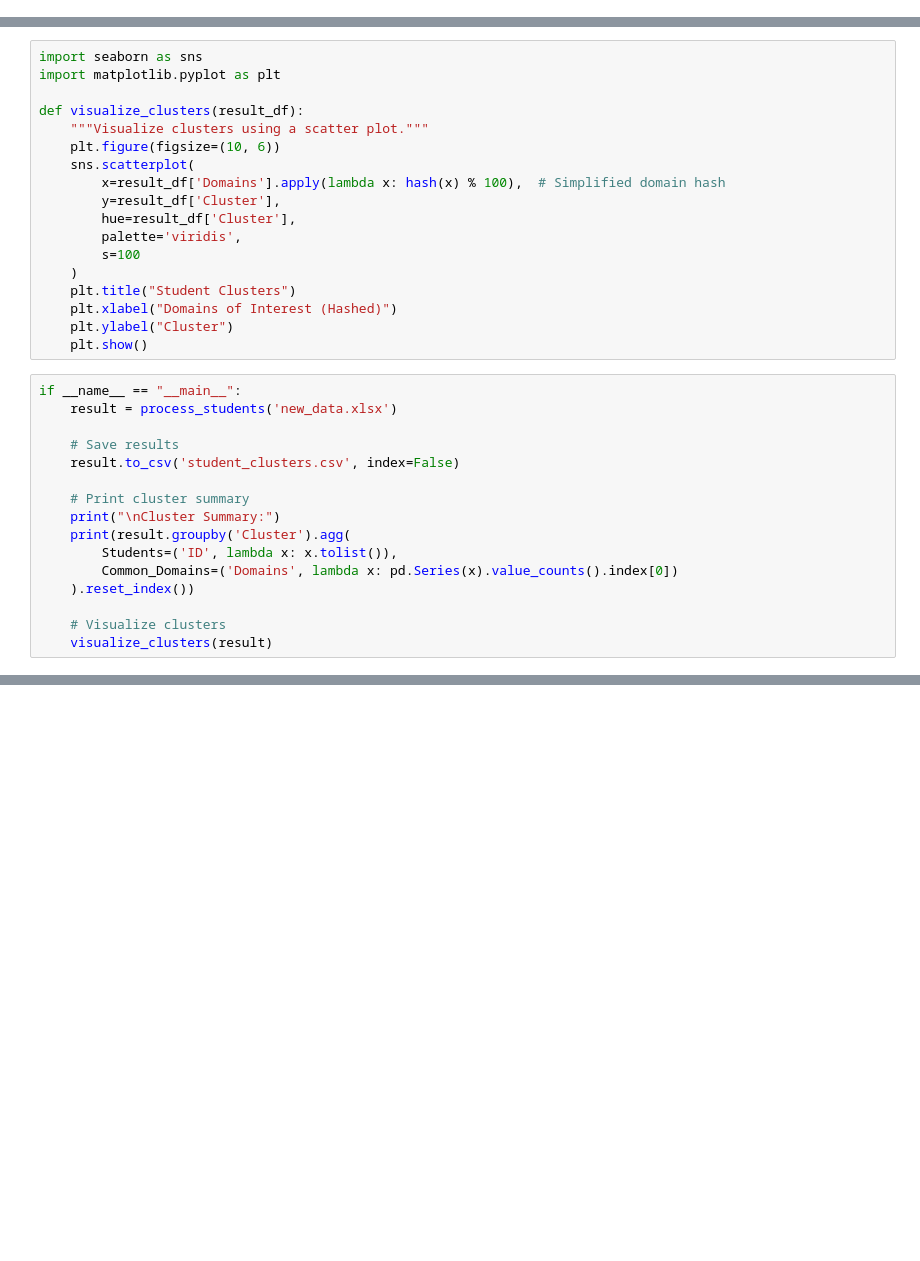
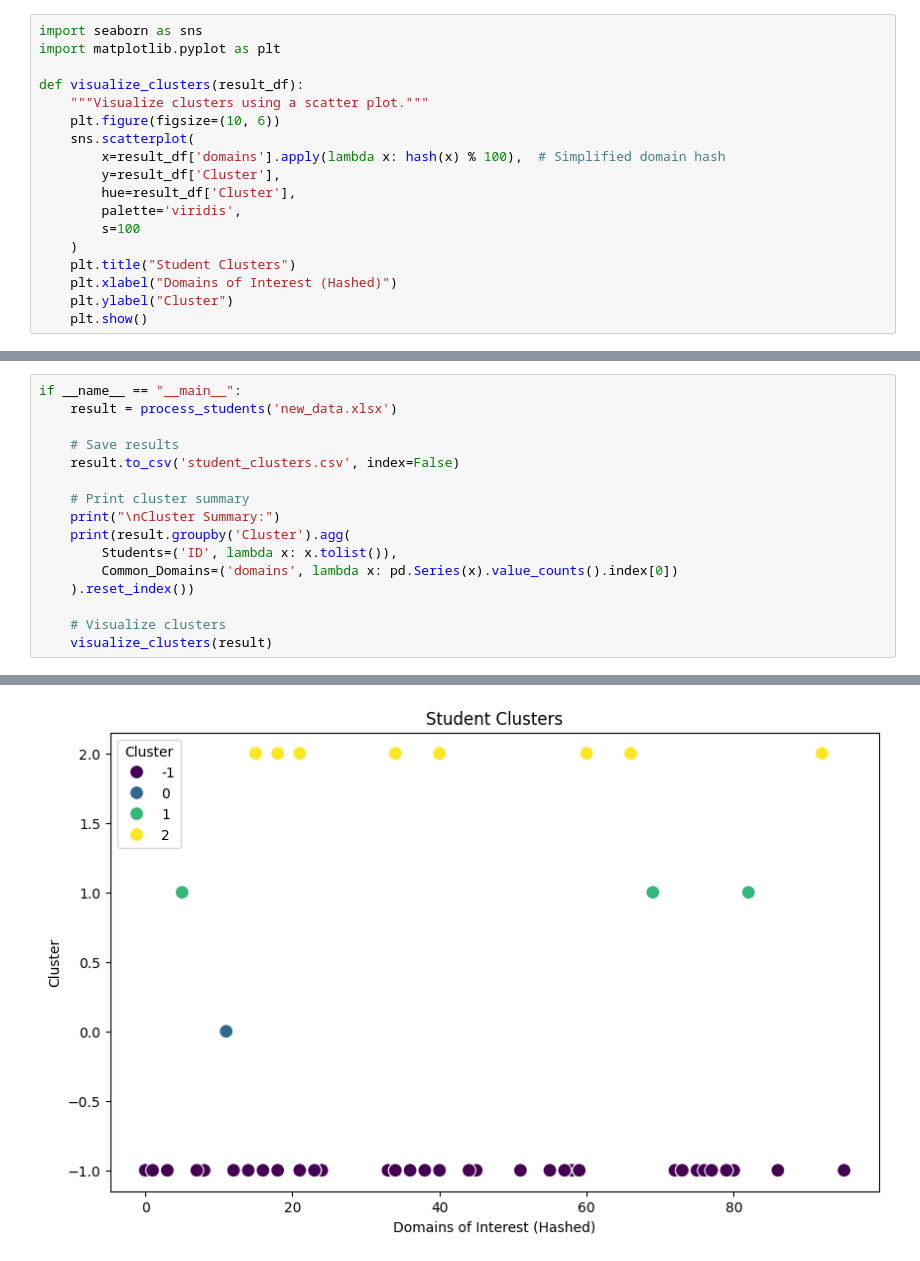
Before and after one commit to bhavana-nair/Project_Group_Creator, a Jupyter notebook: preferences.ipynb, the cells around one changed output, grey strips where cells are left out. Drawn from its saved outputs; the diff is of its cells as text; blank space fills up the shorter version.

```diff
--- a/preferences.ipynb
+++ b/preferences.ipynb
@@ -46 +45,19 @@ def get_weighted_embeddings(texts, weight,model):
+# %%
+import seaborn as sns
+import matplotlib.pyplot as plt
+
+def visualize_clusters(result_df):
+    """Visualize clusters using a scatter plot."""
+    plt.figure(figsize=(10, 6))
+    sns.scatterplot(
+        x=result_df['domains'].apply(lambda x: hash(x) % 100),  # Simplified domain hash
+        y=result_df['Cluster'],
+        hue=result_df['Cluster'],
+        palette='viridis',
+        s=100
+    )
+    plt.title("Student Clusters")
+    plt.xlabel("Domains of Interest (Hashed)")
+    plt.ylabel("Cluster")
+    plt.show()
 # %%
@@ -119,23 +157,5 @@ def process_students(file_path):
 
     return result_df.sort_values('Cluster')
-# %%
-import seaborn as sns
-import matplotlib.pyplot as plt
-
-def visualize_clusters(result_df):
-    """Visualize clusters using a scatter plot."""
-    plt.figure(figsize=(10, 6))
-    sns.scatterplot(
-        x=result_df['Domains'].apply(lambda x: hash(x) % 100),  # Simplified domain hash
-        y=result_df['Cluster'],
-        hue=result_df['Cluster'],
-        palette='viridis',
-        s=100
-    )
-    plt.title("Student Clusters")
-    plt.xlabel("Domains of Interest (Hashed)")
-    plt.ylabel("Cluster")
-    plt.show()
 # %%
 if __name__ == "__main__":
     result = process_students('new_data.xlsx')
@@ -147,8 +167,9 @@ if __name__ == "__main__":
     print("\nCluster Summary:")
     print(result.groupby('Cluster').agg(
         Students=('ID', lambda x: x.tolist()),
-        Common_Domains=('Domains', lambda x: pd.Series(x).value_counts().index[0])
+        Common_Domains=('domains', lambda x: pd.Series(x).value_counts().index[0])
     ).reset_index())
 
     # Visualize clusters
     visualize_clusters(result)
+# %% [output]
@@ -154,0 +193 @@ if __name__ == "__main__":
+[figure, added]
```
Also changed, not shown: parts of 6 cells of this notebook, 2 other files.
